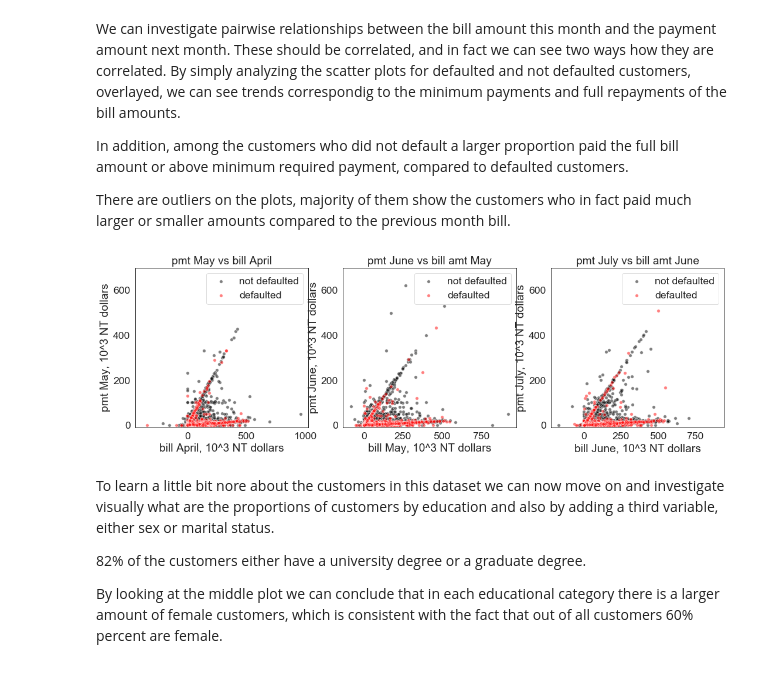
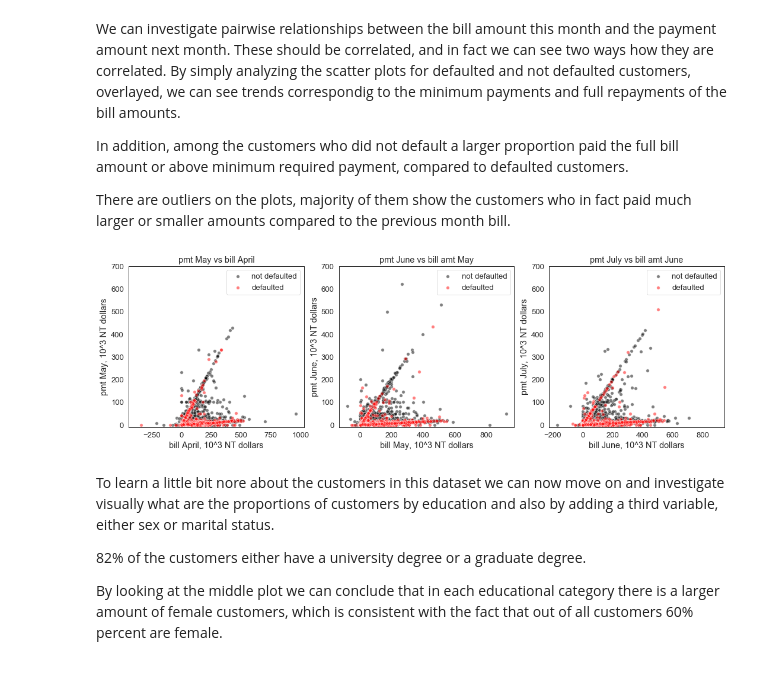
Before and after one commit to klekomtsev/springboard, a Jupyter notebook: capstone1/data_story.ipynb, the cells around one changed output. Saved outputs shown, nothing was run; the diff lists cells and outputs as text; code cells hidden in the pictures.

```diff
--- a/capstone1/data_story.ipynb
+++ b/capstone1/data_story.ipynb
@@ -525,7 +525,7 @@ There are outliers on the plots, majority of them show the customers who in fact
 # Investigating relationship between the payment amounts for current and previous month, pairwise.
 
 sns.set_context('paper',
-                font_scale=2,
+                font_scale=1.5,
                 rc={'figure.figsize':(7,5)})
 sns.set_style(style='white')
 
@@ -576,34 +576,34 @@ ax[1].legend(loc = 'upper right')
 ax[1].set_ylim(-10, 700)
 
 sns.relplot(x='bill_amt_jun',
             y='pay_amt_jul',
             data=df[(df.default == 0)],
             s = 30,
             alpha = 0.5,
             color = 'black',
             ax = ax[2],
             label = 'not defaulted')
 sns.relplot(x='bill_amt_jun',
             y='pay_amt_jul',
             data=df[(df.default == 1)],
             s = 30, alpha = 0.5,
             color = 'red',
             ax = ax[2],
             label = 'defaulted')
 ax[2].set(xlabel = 'bill June, 10^3 NT dollars',
           ylabel='pmt July, 10^3 NT dollars',
           title = 'pmt July vs bill amt June')
 ax[2].legend(loc = 'upper right')
 ax[2].set_ylim(-10, 700)
 
 fig.set_size_inches(18, 5)
 
 for i in range(2,8):
     plt.close(i)
 
 plt.show()
 # %% [output]
-[figure, old version]
+[figure, new version]
 # %% [markdown]
 To learn a little bit nore about the customers in this dataset we can now move on and investigate visually what are the proportions of customers by education and also by adding a third variable, either sex or marital status.
 
```
Also changed, not shown: parts of 3 cells of this notebook.
